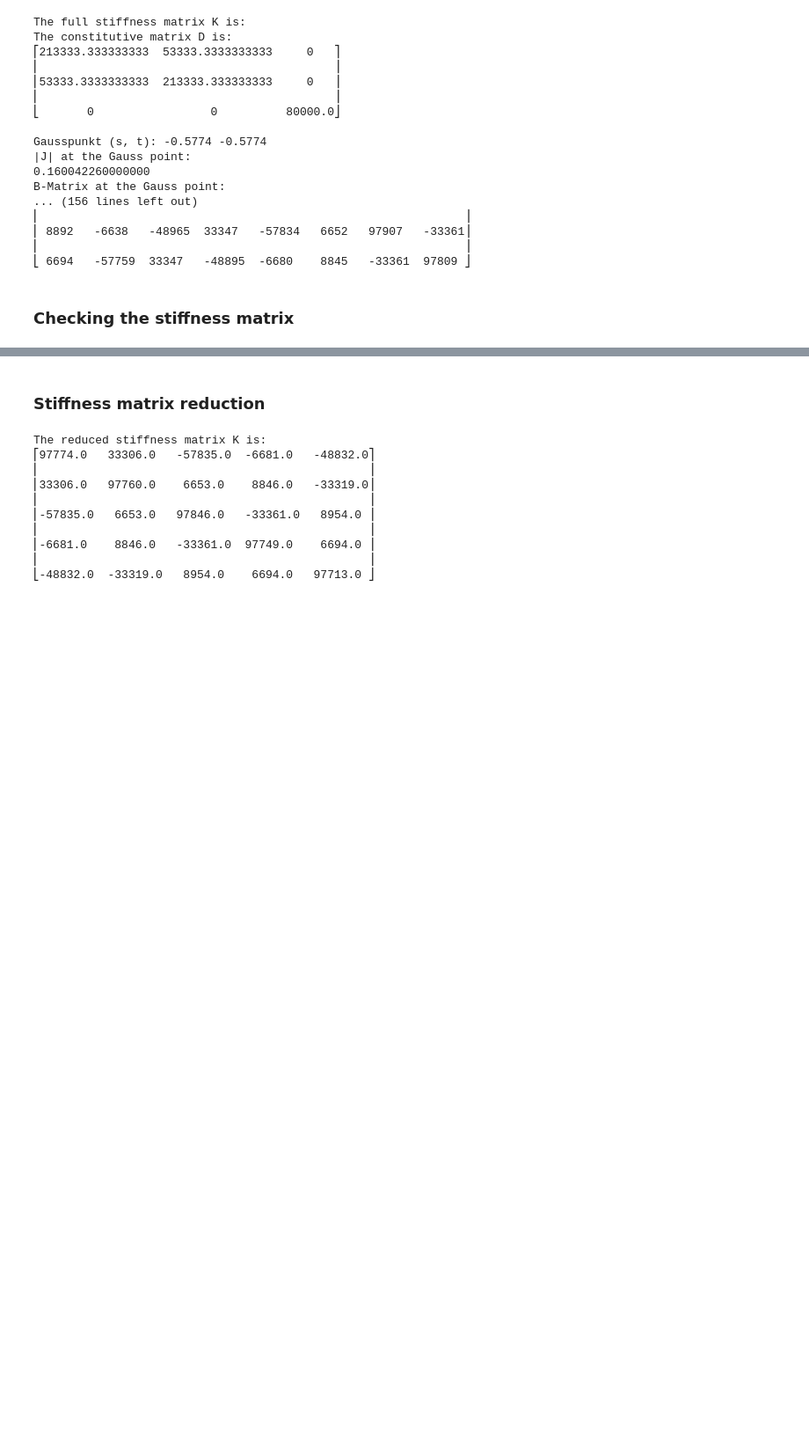
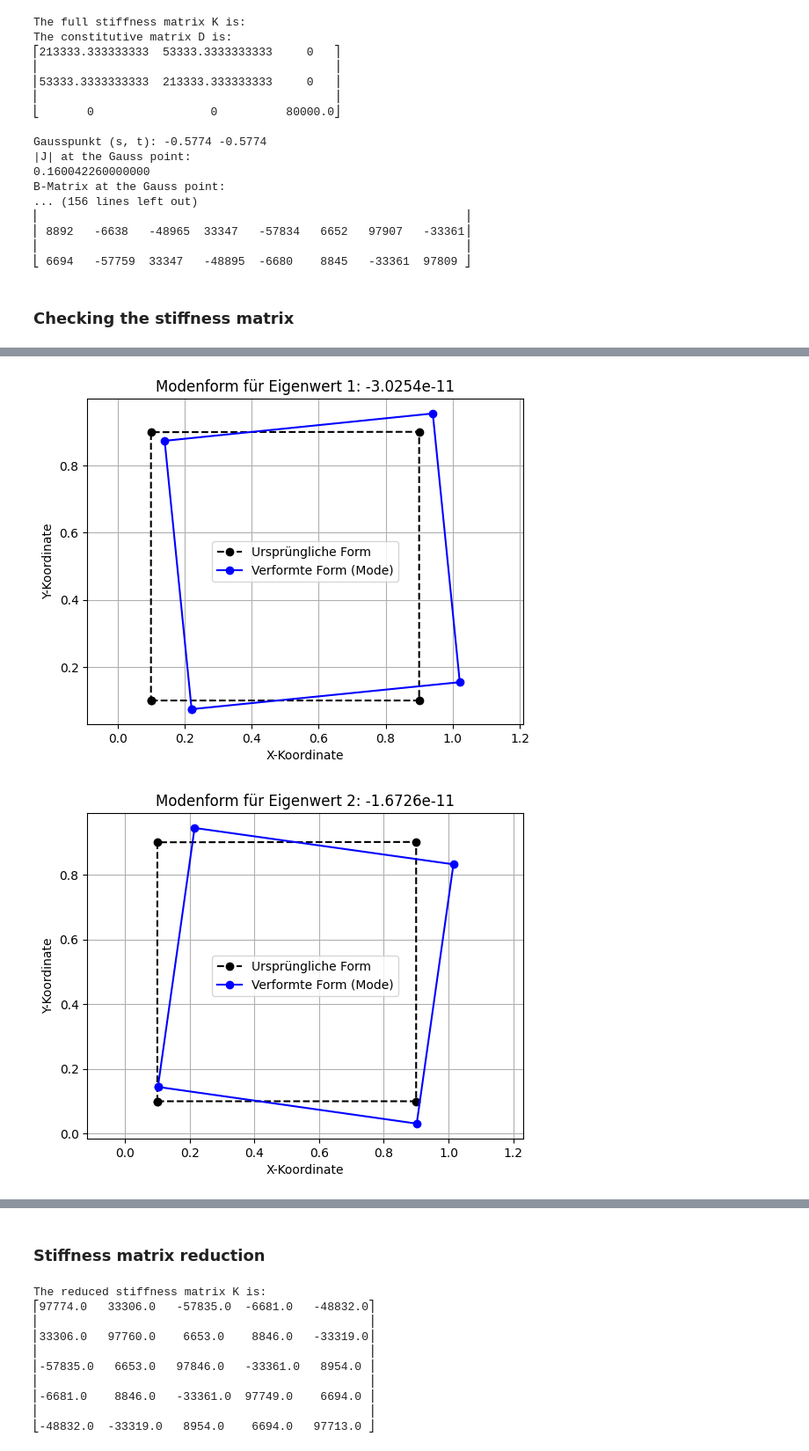
Before and after one commit to jkbgbr/FEM_Practical_Course, a Jupyter notebook: source/TwoD/Q4/Q4.ipynb, the cells around one changed output, grey strips where cells are left out. Shown: that part at 88% size. Drawn from its saved outputs; the diff is of its cells as text; code cells hidden in the pictures; blank space fills up the shorter version.

Commit message:
added eigenvector visualization

```diff
--- a/source/TwoD/Q4/Q4.ipynb
+++ b/source/TwoD/Q4/Q4.ipynb
@@ -682,24 +723,55 @@ B-Matrix at the Gauss point:
 # %%
-# the stiffness matrix as a numpy array
+%matplotlib inline
+
+def visualize_eigenvector(eigenvector, coords, scale_factor=0.2, title="", show=False):
+    """
+    Visualisiert einen Eigenvektor als Verformung des Elements.
+
+    :param eigenvector: Der zu visualisierende Eigenvektor (als NumPy-Array).
+    :param coords: Ein Dictionary mit den ursprünglichen Knotenkoordinaten.
+    :param scale_factor: Ein Faktor zur Skalierung der Verformung für eine bessere Sichtbarkeit.
+    :param title: Der Titel des Plots.
+    """
+    # Extrahieren der ursprünglichen Koordinaten und Schließen der Form für den Plot
+    original_x = np.array([coords[x1], coords[x2], coords[x3], coords[x4], coords[x1]])
+    original_y = np.array([coords[y1], coords[y2], coords[y3], coords[y4], coords[y1]])
+
+    # Umformen des Eigenvektors in (u, v) Verschiebungen pro Knoten
+    displacements = eigenvector.reshape((NNODE, ND))
+
+    # Berechnen der verformten Koordinaten
+    deformed_x = original_x[:-1] + scale_factor * displacements[:, 0]
+    deformed_y = original_y[:-1] + scale_factor * displacements[:, 1]
+
+    # Schließen der verformten Form für den Plot
+    deformed_x = np.append(deformed_x, deformed_x[0])
+    deformed_y = np.append(deformed_y, deformed_y[0])
+
+    # Plotten
+    plt.figure()
+    plt.plot(original_x, original_y, 'k--', marker='o', label='Ursprüngliche Form')
+    plt.plot(deformed_x, deformed_y, 'b-', marker='o', label='Verformte Form (Mode)')
+    plt.title(title)
+    plt.xlabel("X-Koordinate")
+    plt.ylabel("Y-Koordinate")
+    plt.axis('equal')
+    plt.legend()
+    plt.grid(True)
+    if show:
+        plt.show()
+
+# --- Beispiel für die Verwendung ---
+# Holen Sie sich die Eigenwerte und Eigenvektoren erneut
 K_np = np.array(K).astype(np.float64)
+eigenvalues, eigenvectors = np.linalg.eigh(K_np)
 
-# the eigenvalues
-eigenvalues, eigenvectors = np.linalg.eigh(K_np)
-print()
-print('The eigenvalues of the stiffness matrix K are:')
-eigenvalues = sorted([float(x) for x in eigenvalues])
+# Sortieren der Eigenwerte und der zugehörigen Eigenvektoren
+sorted_indices = np.argsort(eigenvalues)
+eigenvalues = eigenvalues[sorted_indices]
+eigenvectors = eigenvectors[:, sorted_indices]
 
-print()
-print(eigenvectors.shape)
-sp.pprint(eigenvectors)
-
-# the eigenvectors for the near-zero eigenvalues
-nearzero_eigenvalues = [ev for ev in eigenvalues if abs(ev) < 1e-10]
-# printing the eigenvectors for the near-zero eigenvalues
-print('The eigenvectors for the near-zero eigenvalues are:')
-for i, ev in enumerate(nearzero_eigenvalues):
-    print(f'Eigenvalue {i + 1}: {ev:.6f}')
-    print('Eigenvector:')
-    print(eigenvectors[:, i])
-    print()
+for i in range(8):
+    eigenvector = eigenvectors[:, i]
+    title = f"Modenform für Eigenwert {i+1}: {eigenvalues[i]:.4e}"
+    visualize_eigenvector(eigenvector, coordinate_values, title=title, show=True)
 # %% [output]
@@ -722,0 +778,2 @@ Eigenvector:
+[figure, added]
+[figure, added]
```
Also changed, not shown: parts of 3 cells of this notebook.
